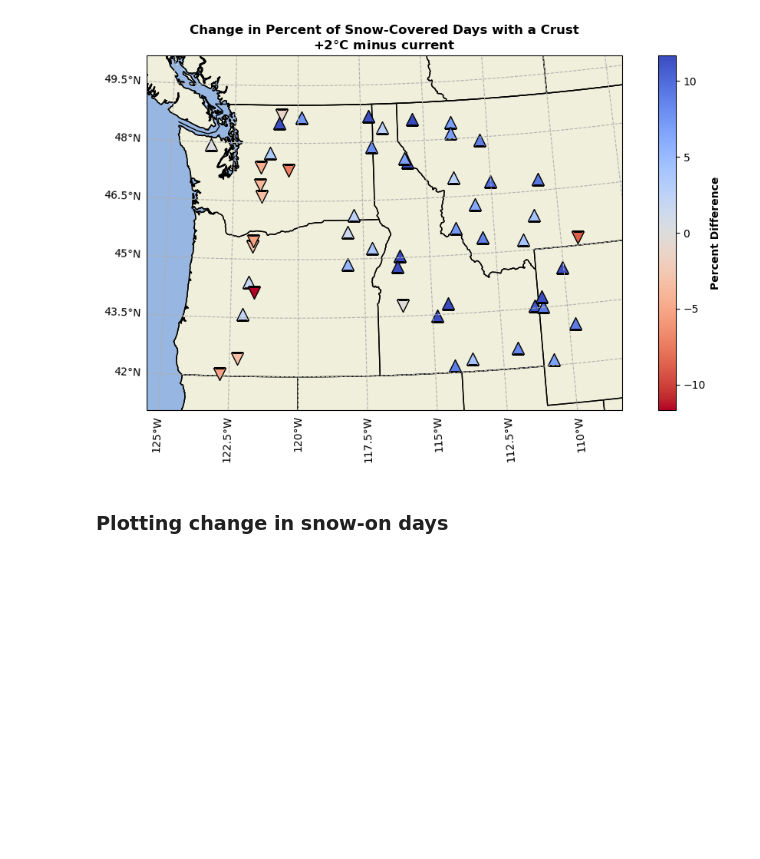
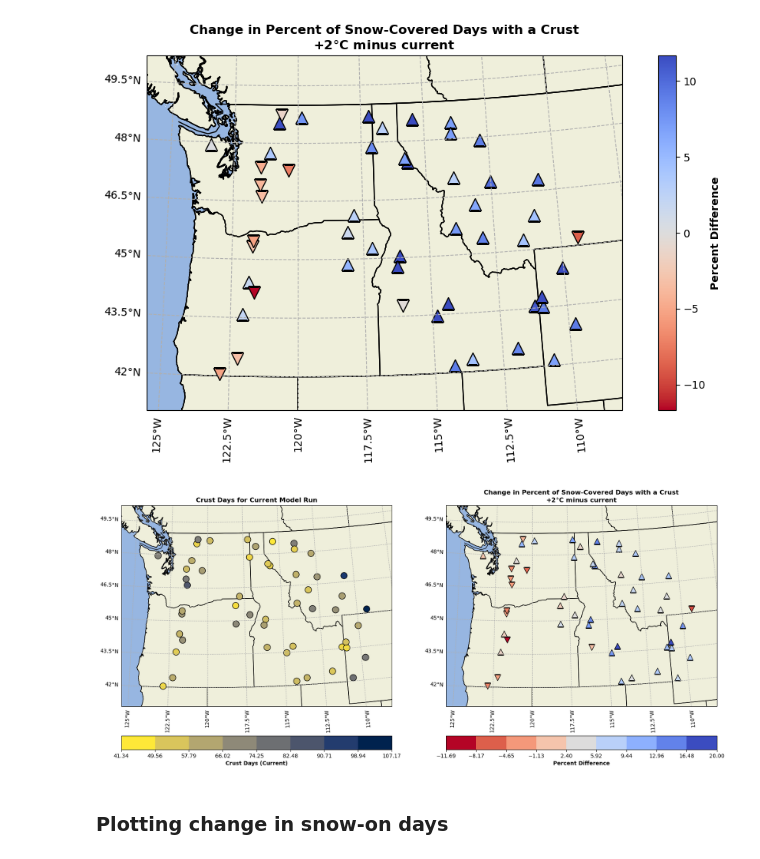
Before and after one commit to clinton-alden/summa_icelayers, a Jupyter notebook: analysis/05_all_site_crust_summary.ipynb, the cells around one changed output. Drawn from its saved outputs; the diff is of its cells as text; code cells hidden in the pictures; blank space fills up the shorter version.

```diff
--- a/analysis/05_all_site_crust_summary.ipynb
+++ b/analysis/05_all_site_crust_summary.ipynb
@@ -278,3 +311,97 @@ plt.show()
+# %%
+# Calculate vmin and vmax for each plot
+vmin_current = df_merged['crusts_binary'].min()
+vmax_current = df_merged['crusts_binary'].max()
+vmin_diff = df_merged['percent_crust_days_diff'].min()
+# vmax_diff = df_merged['percent_crust_days_diff'].max()
+vmax_diff = 20
+
+# Create a figure with two subplots
+fig, (ax1, ax2) = plt.subplots(1, 2, figsize=(20, 10), subplot_kw={'projection': ccrs.AlbersEqualArea(central_longitude=-120, central_latitude=47.5)})
+
+# Plot for model_run='current' on the left subplot
+ax1.set_extent([sntls['lon'].min() - 2, sntls['lon'].max() + 1, sntls['lat'].min() - 1, sntls['lat'].max() + 1], crs=ccrs.PlateCarree())
+ax1.add_feature(cfeature.LAND)
+ax1.add_feature(cfeature.OCEAN)
+ax1.add_feature(cfeature.COASTLINE)
+ax1.add_feature(cfeature.BORDERS)
+ax1.add_feature(cfeature.STATES)  # Add state boundaries
+
+# Normalize the 'percent_crust_days' column for color mapping
+norm_current = matplotlib.colors.Normalize(vmin=vmin_current, vmax=vmax_current)
+colormap_current = matplotlib.cm.get_cmap('cividis_r')
+
+# Plot the percent crust days for 'current'
+for idx, row in df_merged.iterrows():
+    if pd.notna(row['crusts_binary']):
+        color = matplotlib.colors.to_hex(colormap_current(norm_current(row['crusts_binary'])))
+        marker = 'o'
+        size = 12
+        ax1.plot(row['lon'], row['lat'], marker=marker, color=color, markersize=size, markeredgecolor='k', transform=ccrs.PlateCarree())
+
+ax1.set_title('Crust Days for Current Model Run', fontweight='bold')
+
+# Plot for the difference on the right subplot
+ax2.set_extent([sntls['lon'].min() - 2, sntls['lon'].max() + 1, sntls['lat'].min() - 1, sntls['lat'].max() + 1], crs=ccrs.PlateCarree())
+ax2.add_feature(cfeature.LAND)
+ax2.add_feature(cfeature.OCEAN)
+ax2.add_feature(cfeature.COASTLINE)
+ax2.add_feature(cfeature.BORDERS)
+ax2.add_feature(cfeature.STATES)  # Add state boundaries
+
+# Normalize the 'percent_crust_days_diff' column for color mapping
+norm_diff = matplotlib.colors.Normalize(vmin=vmin_diff, vmax=vmax_diff)
+colormap_diff = matplotlib.cm.get_cmap('coolwarm_r')
+
+# Add the points as arrows
+for idx, row in df_merged.iterrows():
+    if pd.notna(row['percent_crust_days_diff']):
+        color = matplotlib.colors.to_hex(colormap_diff(norm_diff(row['percent_crust_days_diff'])))
+        marker = '^' if row['percent_crust_days_diff'] > 0 else 'v'
+        size = 12
+        ax2.plot(row['lon'], row['lat'], marker=marker, color=color, markersize=size, markeredgecolor='k', transform=ccrs.PlateCarree())
+
+ax2.set_title(f'Change in Percent of Snow-Covered Days with a Crust\n+2$\degree$C minus current', fontweight='bold')
+
+# Create discrete colorbars
+bounds_current = np.linspace(vmin_current, vmax_current, 9)
+norm_current = matplotlib.colors.BoundaryNorm(bounds_current, colormap_current.N)
+sm_current = plt.cm.ScalarMappable(cmap=colormap_current, norm=norm_current)
+sm_current.set_array([])
+
+bounds_diff = np.linspace(vmin_diff, vmax_diff, 10)
+norm_diff = matplotlib.colors.BoundaryNorm(bounds_diff, colormap_diff.N)
+sm_diff = plt.cm.ScalarMappable(cmap=colormap_diff, norm=norm_diff)
+sm_diff.set_array([])
+
+# Create the colorbars and set the labels with bold font weight
+cbar_current = fig.colorbar(sm_current, ax=ax1, orientation='horizontal', pad=0.1)
+cbar_current.set_label('Crust Days (Current)', fontweight='bold')
+
+cbar_diff = fig.colorbar(sm_diff, ax=ax2, orientation='horizontal', pad=0.1)
+cbar_diff.set_label('Percent Difference', fontweight='bold')
+
+# Add a legend for the arrow sizes
+for magnitude in [5, 10, 15, 20]:  # Example magnitudes
+    ax2.plot([], [], marker='^', color='k', markersize=magnitude * 0.8, label=f'{magnitude}%')
+
+# Add x and y ticks for lon and lat
+gl1 = ax1.gridlines(crs=ccrs.PlateCarree(), draw_labels=True, ls='--')
+gl1.top_labels = False
+gl1.right_labels = False
+gl1.xformatter = LONGITUDE_FORMATTER
+gl1.yformatter = LATITUDE_FORMATTER
+
+gl2 = ax2.gridlines(crs=ccrs.PlateCarree(), draw_labels=True, ls='--')
+gl2.top_labels = False
+gl2.right_labels = False
+gl2.xformatter = LONGITUDE_FORMATTER
+gl2.yformatter = LATITUDE_FORMATTER
+
+# Show the map
+plt.show()
+# %% [output]
+[figure, added]
 # %% [markdown]
 ### Plotting change in snow-on days
 # %%
```
Also changed, not shown: parts of 9 cells of this notebook, 49 other files.
